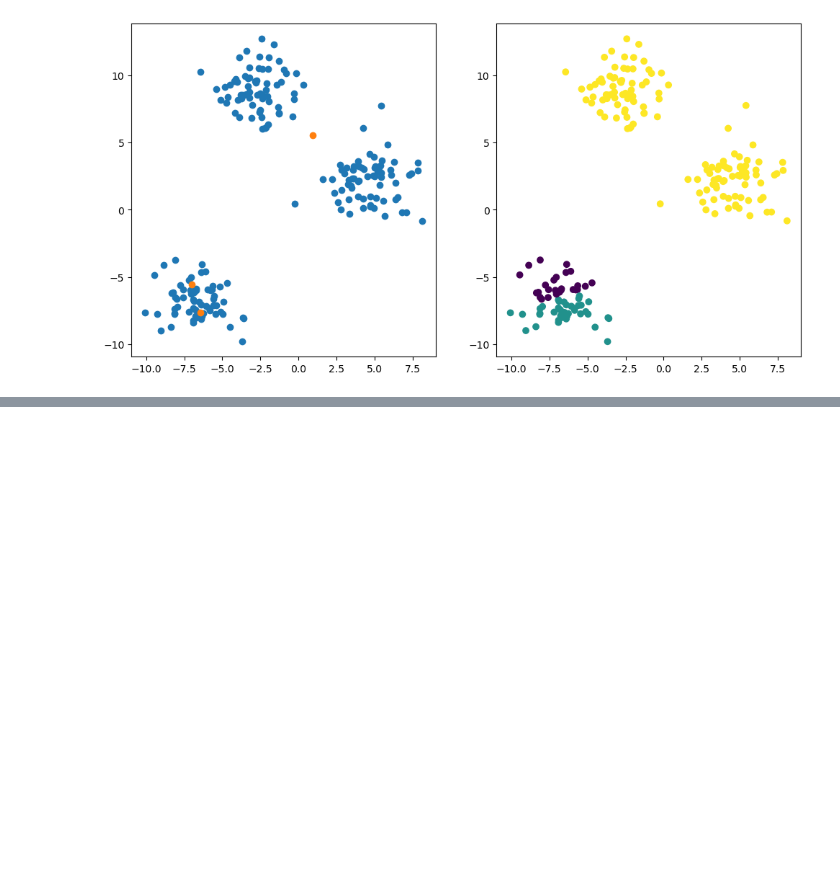
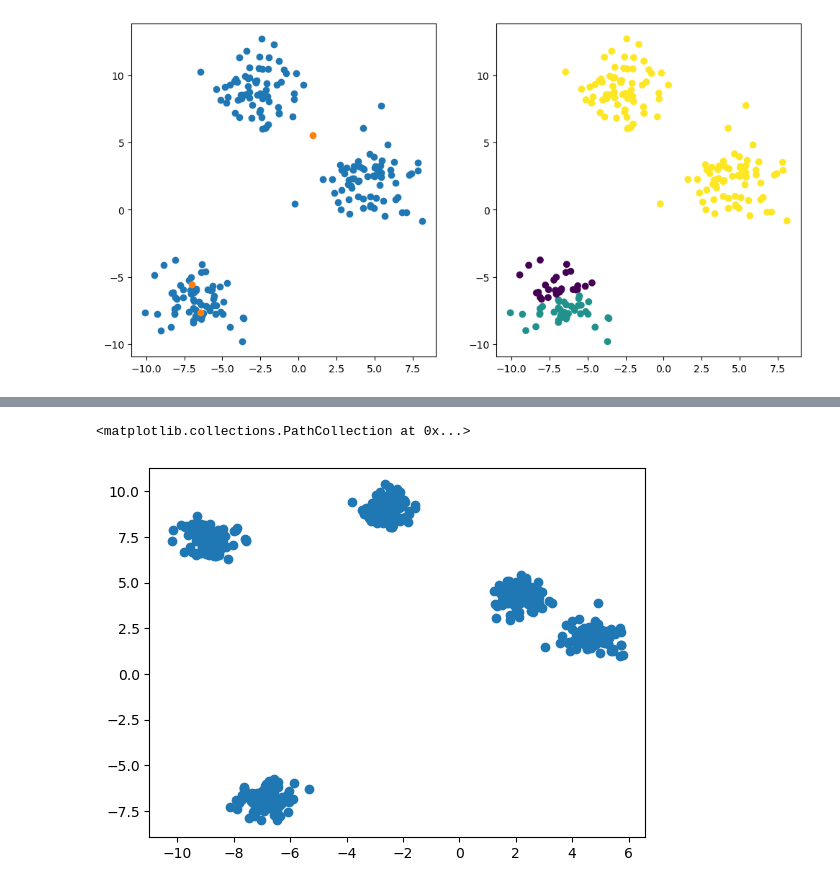
Before and after one commit to skn29teacher/skn29_lecture, a Jupyter notebook: 머신러닝/09.군집/001.ipynb, the cells around one changed output, grey strips where cells are left out. Saved outputs shown, nothing was run; the diff lists cells and outputs as text; code cells hidden in the pictures; blank space fills up the shorter version.

```diff
--- a/머신러닝/09.군집/001.ipynb
+++ b/머신러닝/09.군집/001.ipynb
@@ -139,0 +161,5 @@ centroids = new_centroid
+# %%
+plt.scatter(X[:,0], X[:,1])
+# %% [output]
+<matplotlib.collections.PathCollection at 0x...>
+[figure, added]
```
Also changed, not shown: parts of 6 cells of this notebook.
